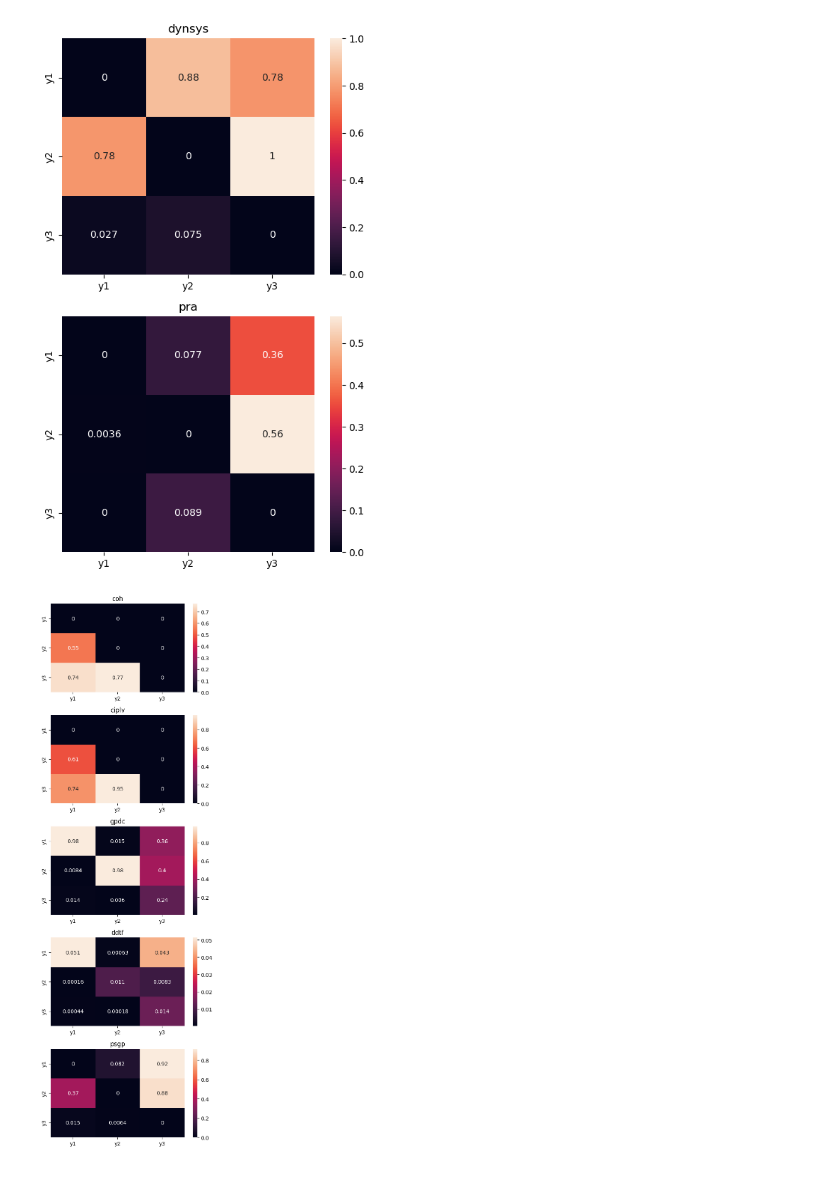
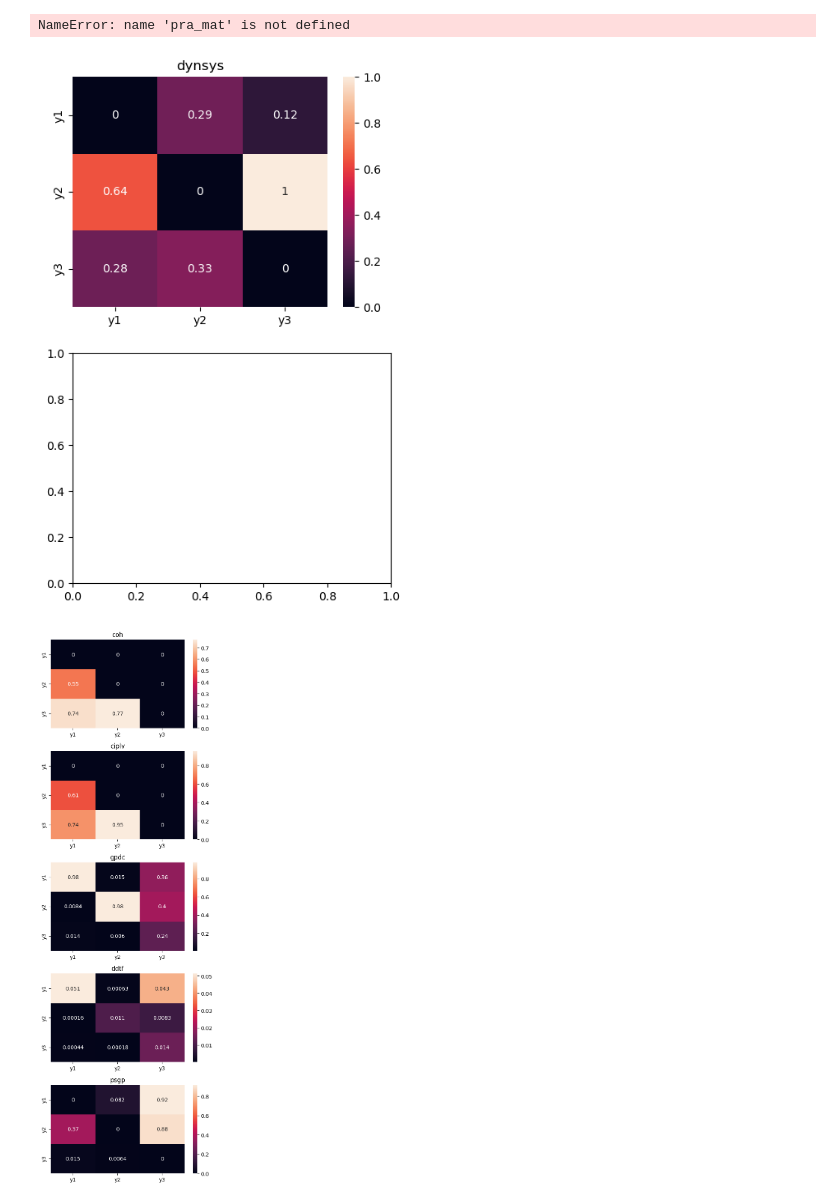
Before and after one commit to econnerty/functional-connectivity, a Jupyter notebook: scenario1_dynamic_22mar24.ipynb, the cells around one changed output. Drawn from its saved outputs; the diff is of its cells as text; code cells hidden in the pictures.

```diff
--- a/scenario1_dynamic_22mar24.ipynb
+++ b/scenario1_dynamic_22mar24.ipynb
@@ -21,10 +21,10 @@ f1 = 0.125
 f2 = 0.25
 f3 = 0.20
 
-np.random.seed(1000)
-noise1 = np.random.randn(len(time))
-noise2 = np.random.randn(len(time))
-noise3 = np.random.randn(len(time))
+np.random.seed(42)
+noise1 = np.random.randn(len(time))/10
+noise2 = np.random.randn(len(time))/10
+noise3 = np.random.randn(len(time))/10
 
 y1 = np.zeros(len(time))
 y2 = np.zeros(len(time))
@@ -83,12 +83,12 @@ ddtf_mat = np.nan_to_num(con.squeeze())[80:131].transpose(1,2,0)
 m = Multitaper(time_series=np.array(epochs.get_data()).transpose(2, 0, 1), sampling_frequency=100)
 c = Connectivity(fourier_coefficients=m.fft(), frequencies=m.frequencies, time=m.time)
 con = getattr(c, 'pairwise_spectral_granger_prediction')()
-psgp_mat = np.nan_to_num(con.squeeze())[80:131].transpose(1,2,0)"""
+psgp_mat = np.nan_to_num(con.squeeze())[80:131].transpose(1,2,0)
 
 #pra
 epoch_idx = np.arange(1)
 region = ['y1','y2','y3']
-pra_mat = pra.PRA(epochs.get_data(), epoch_idx, region, sampling_time=0.01)
+pra_mat = pra.PRA(epochs.get_data())"""
 # %% [output]
 Creating RawArray with float64 data, n_channels=3, n_times=10000
     Range : 0 ... 9999 =      0.000 ...    99.990 secs
@@ -103,15 +108,16 @@ Using data from preloaded Raw for 10 events and 1000 original time points ...
 # %%
 fig, (ax1,ax2) = plt.subplots(2,1,figsize=(5,8))
 sns.heatmap(dynsys_mat.squeeze(), annot=True, xticklabels=['y1','y2','y3'], yticklabels=['y1','y2','y3'], ax=ax1)
 ax1.set_title('dynsys')
 
-sns.heatmap(pra_mat, annot=True, xticklabels=['y1','y2','y3'], yticklabels=['y1','y2','y3'], ax=ax2)
-ax2.set_title('pra')
+"""sns.heatmap(pra_mat, annot=True, xticklabels=['y1','y2','y3'], yticklabels=['y1','y2','y3'], ax=ax2)
+ax2.set_title('pra')"""
 
 fig.tight_layout()
 plt.savefig('heatmaps.png')
 # %% [output]
+NameError: name 'pra_mat' is not defined
-[figure, old version]
+[figure, new version]
 # %%
 fig, (ax1,ax2,ax3,ax4,ax5) = plt.subplots(5,1,figsize=(5,15))
 sns.heatmap(coh_mat.mean(2), annot=True, xticklabels=['y1','y2','y3'], yticklabels=['y1','y2','y3'], ax=ax1)
```
Also changed, not shown: parts of 3 cells of this notebook, 18 other files.
